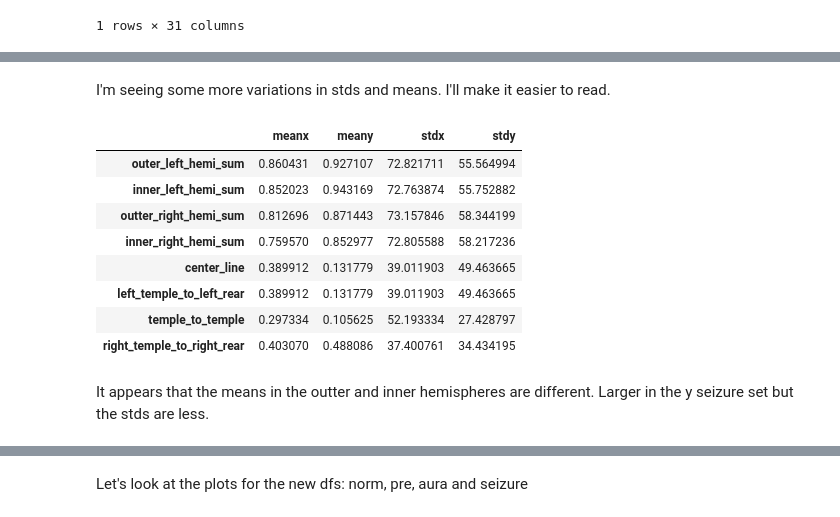
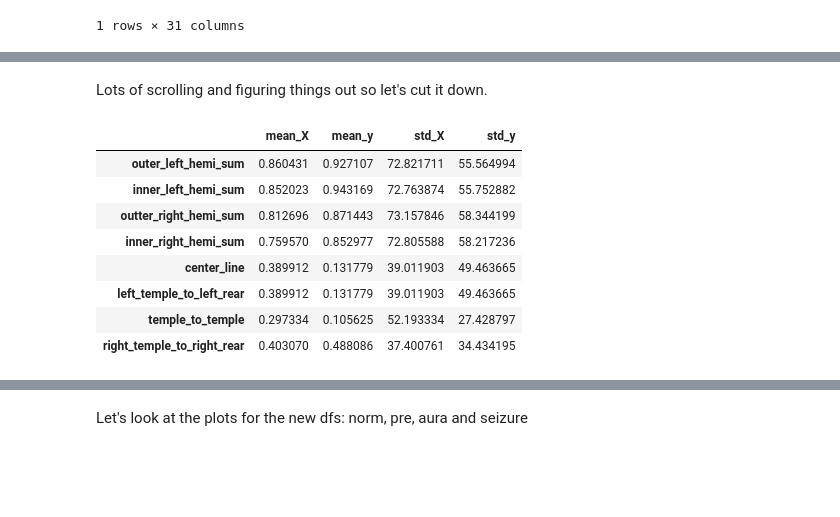
Before and after one commit to eipiisneg1/seizure_prediction_model, a Jupyter notebook: patient_1_02_EDA_step.ipynb, the cells around one changed output, grey strips where cells are left out. Drawn from its saved outputs; the diff is of its cells as text; code cells hidden in the pictures; blank space fills up the shorter version.

```diff
--- a/patient_1_02_EDA_step.ipynb
+++ b/patient_1_02_EDA_step.ipynb
@@ -92,5 +75,5 @@ The model will then be tested on the VNS patient, who has a different "baseline"
 # %%
-"""functions designed to be called when an .edf file needs to be cleaned and organized """
+"""Functions to be called when needed since there are 3 patients """
 
 import numpy as np
 import pandas as pd
@@ -249,8 +232,8 @@ def compare_describe_methods(dfx,dfy):
 	X_train_describe = master_data_patient_dict['Patient 1 initial set'][dfx].describe().transpose()
 	y_train_describe = master_data_patient_dict['Patient 1 initial set'][dfy].describe().transpose()
 	trains_compared = pd.concat([X_train_describe,y_train_describe],axis=1)
-	trains_compared.columns = ['countx','meanx','stdx','minx','25%x','50%x','75%x','maxx','county','meany','stdy',
-							   'miny','25%y','50%y','75%y','maxy']
+	trains_compared.columns = ['count_X','mean_X','std_X','min_X','25%_X','50%_X','75%_X','max_X','count_y','mean_y','std_y',
+							   'min_y','25%_y','50%_y','75%_y','max_y']
 	return trains_compared.sort_index(axis=1)
 
 
@@ -486,14 +475,14 @@ summaries
 | left_temple_to_left_rear | -21.489621 | -25.006105 | 3.907204e-01 | 1.172161 | 22.271062 | 25.006105 | 1688576.0 | 10241.0 | 333.284493 | 311.404151 | 0.389912 | ... |
 | temple_to_temple | -20.903541 | -16.605617 | -1.367521e+00 | -0.195360 | 21.294261 | 16.605617 | 1688576.0 | 10241.0 | 583.540904 | 134.212454 | 0.297334 | ... |
 | right_temple_to_right_rear | -19.145299 | -18.363858 | 3.907204e-01 | 0.781441 | 19.536020 | 20.317460 | 1688576.0 | 10241.0 | 393.846154 | 157.460317 | 0.403070 | ... |
-# %% [markdown]
-I'm seeing some more variations in stds and means. I'll make it easier to read.
+# %% [markdown]
+Lots of scrolling and figuring things out so let's cut it down.
 # %%
 summaries_reduced = compare_describe_methods("X only summary columns", "y only summary columns")
-summaries_reduced = summaries_reduced[['meanx', 'meany', 'stdx', 'stdy']]
+summaries_reduced = summaries_reduced[['mean_X', 'mean_y', 'std_X', 'std_y']]
 summaries_reduced
 # %% [output]
-|  | meanx | meany | stdx | stdy |
+|  | mean_X | mean_y | std_X | std_y |
 | outer_left_hemi_sum | 0.860431 | 0.927107 | 72.821711 | 55.564994 |
 | inner_left_hemi_sum | 0.852023 | 0.943169 | 72.763874 | 55.752882 |
 | outter_right_hemi_sum | 0.812696 | 0.871443 | 73.157846 | 58.344199 |
@@ -502,5 +491,3 @@ summaries_reduced
 | left_temple_to_left_rear | 0.389912 | 0.131779 | 39.011903 | 49.463665 |
 | temple_to_temple | 0.297334 | 0.105625 | 52.193334 | 27.428797 |
 | right_temple_to_right_rear | 0.403070 | 0.488086 | 37.400761 | 34.434195 |
-# %% [markdown]
-It appears that the means in the outter and inner hemispheres are different. Larger in the y seizure set but the stds are less.
```
Also changed, not shown: parts of 71 cells of this notebook.
